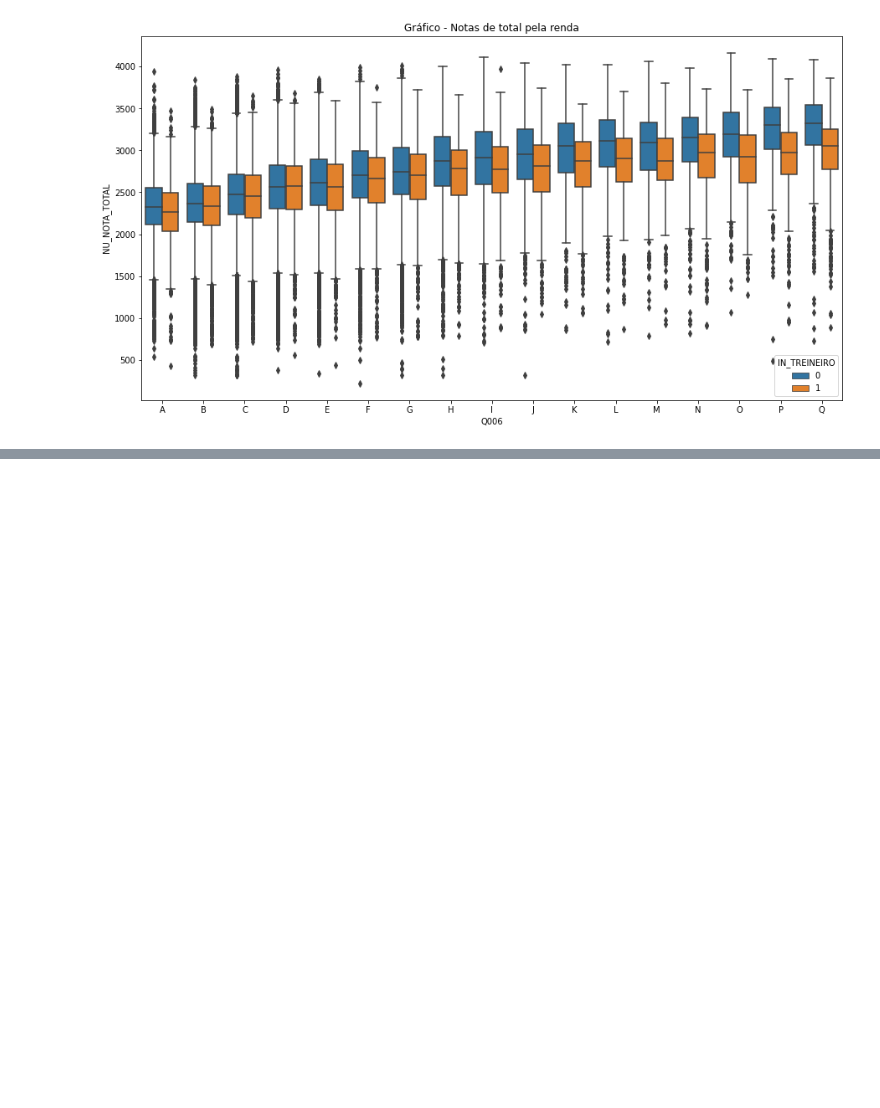
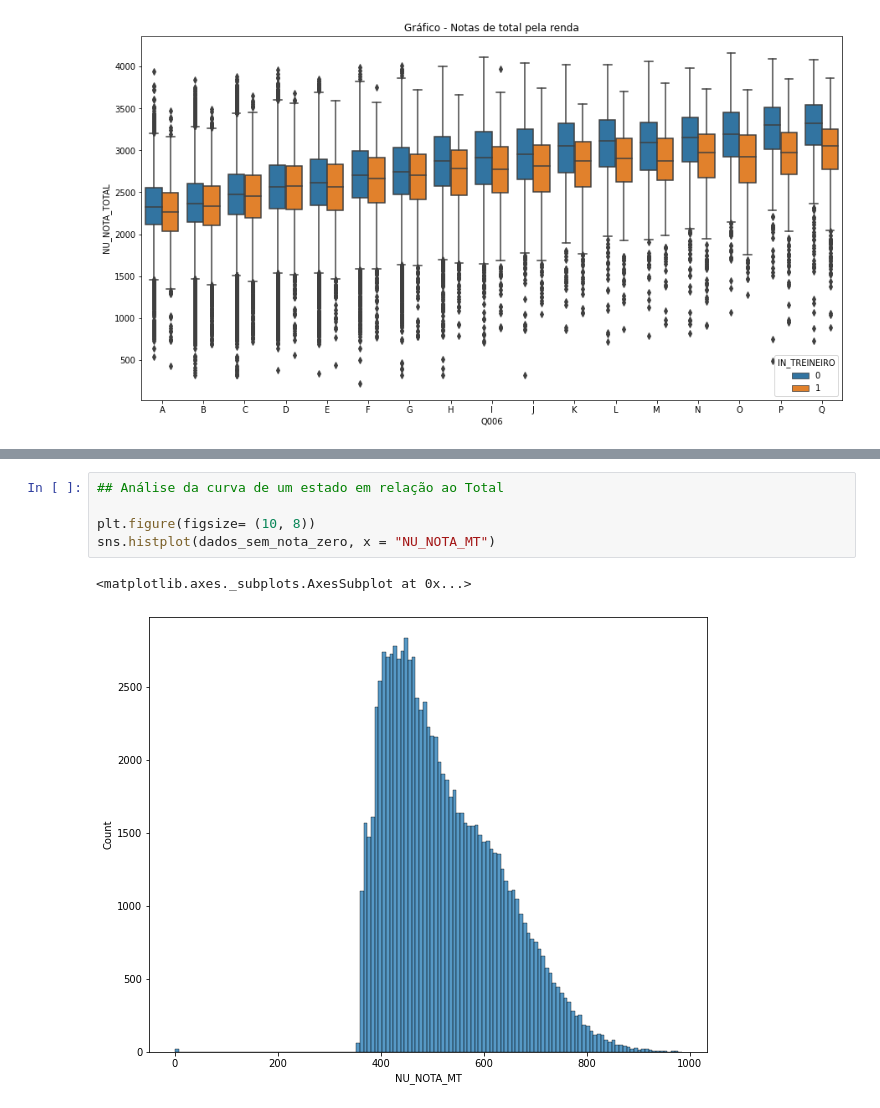
Before and after one commit to v7oliveira/v7oliveira, a Jupyter notebook: Analise_Educação_brasileira.ipynb, the cells around one changed output, grey strips where cells are left out. Cells and saved outputs as stored; diff of their text form; blank space fills up the shorter version.

```diff
--- a/Analise_Educação_brasileira.ipynb
+++ b/Analise_Educação_brasileira.ipynb
@@ -432,0 +443,8 @@ Text(0.5, 1.0, 'Gráfico - Notas de total pela renda')
+# %%
+## Análise da curva de um estado em relação ao Total
+
+plt.figure(figsize= (10, 8))
+sns.histplot(dados_sem_nota_zero, x = "NU_NOTA_MT")
+# %% [output]
+<matplotlib.axes._subplots.AxesSubplot at 0x...>
+[figure, added]
```
Also changed, not shown: parts of 26 cells of this notebook.
